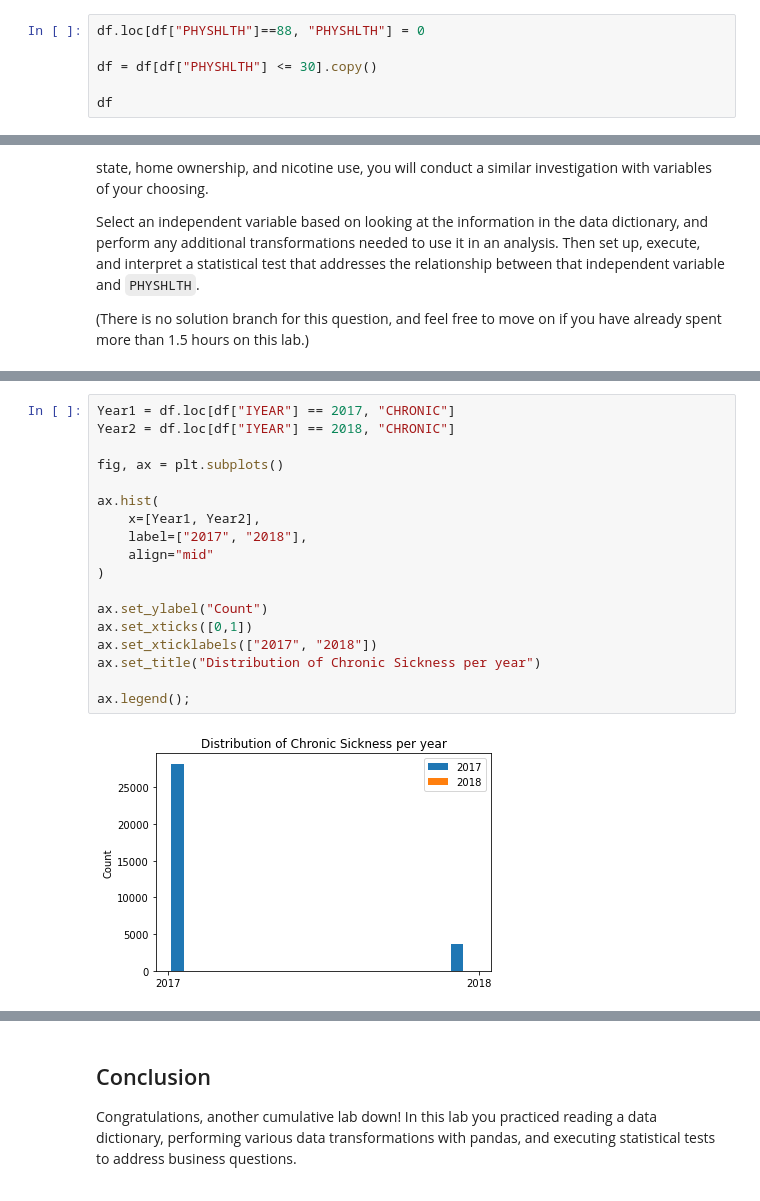
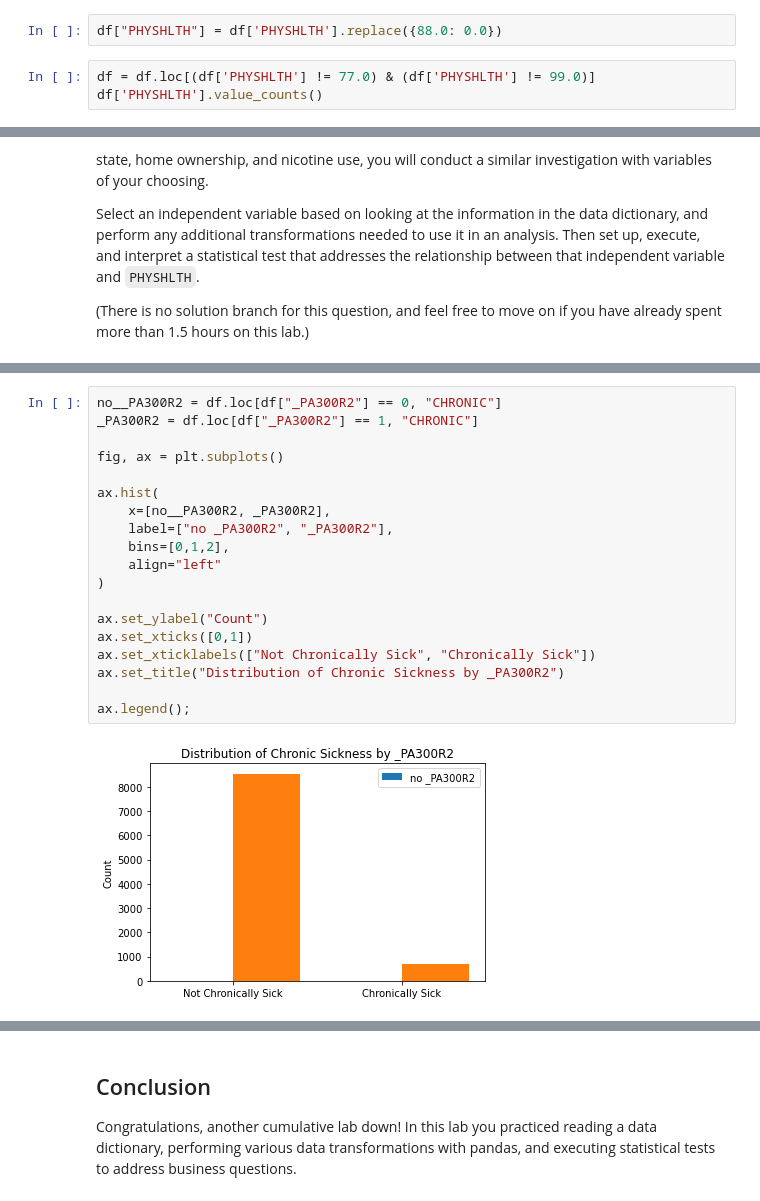
Before and after one commit to Cherotich-Ngeno/dsc-hypothesis-testing-lab, a Jupyter notebook: index.ipynb, the cells around one changed output, grey strips where cells are left out. Saved outputs shown, nothing was run; the diff lists cells and outputs as text.

```diff
--- a/index.ipynb
+++ b/index.ipynb
@@ -140,7 +167,6 @@ Look in the data dictionary, page 17, to understand what is happening with these
+# %%
+df["PHYSHLTH"] = df['PHYSHLTH'].replace({88.0: 0.0})
 # %%
-df.loc[df["PHYSHLTH"]==88, "PHYSHLTH"] = 0
-
-df = df[df["PHYSHLTH"] <= 30].copy()
-
-df
+df = df.loc[(df['PHYSHLTH'] != 77.0) & (df['PHYSHLTH'] != 99.0)]
+df['PHYSHLTH'].value_counts()
 # %% [output]
@@ -581,20 +632,21 @@ Name: IYEAR, dtype: int64
 # %%
-Year1 = df.loc[df["IYEAR"] == 2017, "CHRONIC"]
-Year2 = df.loc[df["IYEAR"] == 2018, "CHRONIC"]
+no__PA300R2 = df.loc[df["_PA300R2"] == 0, "CHRONIC"]
+_PA300R2 = df.loc[df["_PA300R2"] == 1, "CHRONIC"]
 
 fig, ax = plt.subplots()
 
 ax.hist(
-    x=[Year1, Year2],
-    label=["2017", "2018"],
-    align="mid"
+    x=[no__PA300R2, _PA300R2],
+    label=["no _PA300R2", "_PA300R2"],
+    bins=[0,1,2],
+    align="left"
 )
 
 ax.set_ylabel("Count")
 ax.set_xticks([0,1])
-ax.set_xticklabels(["2017", "2018"])
-ax.set_title("Distribution of Chronic Sickness per year")
+ax.set_xticklabels(["Not Chronically Sick", "Chronically Sick"])
+ax.set_title("Distribution of Chronic Sickness by _PA300R2")
 
 ax.legend();
 # %% [output]
-[figure, old version]
+[figure, new version]
```
Also changed, not shown: parts of 18 cells of this notebook.
